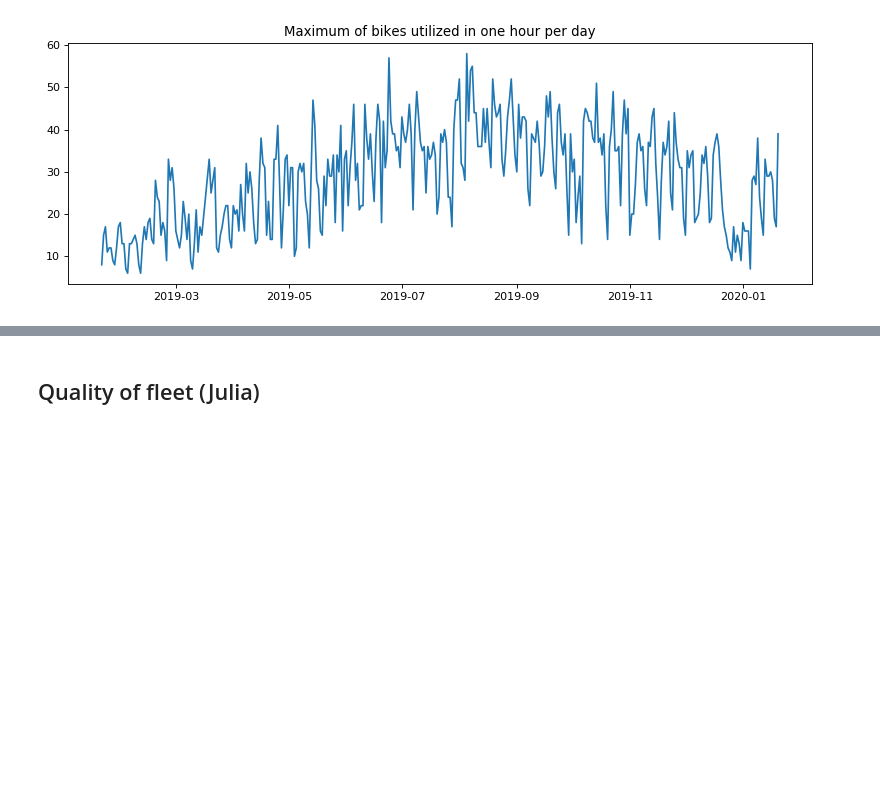
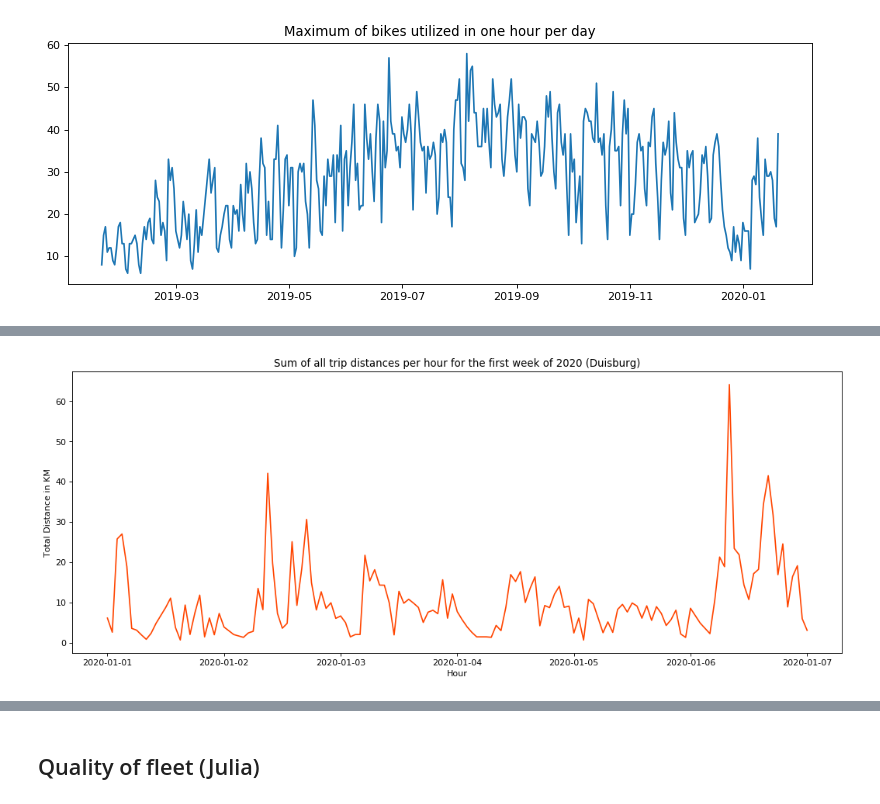
Before and after one commit to mogottsch/dsml_2020_magma, a Jupyter notebook: 2_kpi_calculation/KPI_Calculation.ipynb, the cells around one changed output, grey strips where cells are left out. Cells and saved outputs as stored; diff of their text form; code cells hidden in the pictures; blank space fills up the shorter version.

```diff
--- a/2_kpi_calculation/KPI_Calculation.ipynb
+++ b/2_kpi_calculation/KPI_Calculation.ipynb
@@ -420,0 +407,15 @@ plt.show()
+# %%
+upper = datetime(year=2020, day=7, month=1)
+lower = datetime(year=2020, day=1, month=1)
+
+duisburg_short = duisburg[(duisburg["start"] <= upper) & (duisburg["start"] >= lower)]
+hourly_distance_duisburg_short = pd.DataFrame()
+hourly_distance_duisburg_short["distance"] = duisburg_short["trip_distance"].groupby(duisburg_short["start"]).sum()
+fig,ax = plt.subplots(figsize=(16,6), dpi= 80)
+ax.plot(hourly_distance_duisburg_short["distance"], color = 'orangered')
+ax.set_title("Sum of all trip distances per hour for the first week of 2020 (Duisburg)")
+ax.set_xlabel("Hour")
+ax.set_ylabel("Total Distance in KM")
+plt.show()
+# %% [output]
+[figure, added]
```
Also changed, not shown: parts of 45 cells of this notebook.
